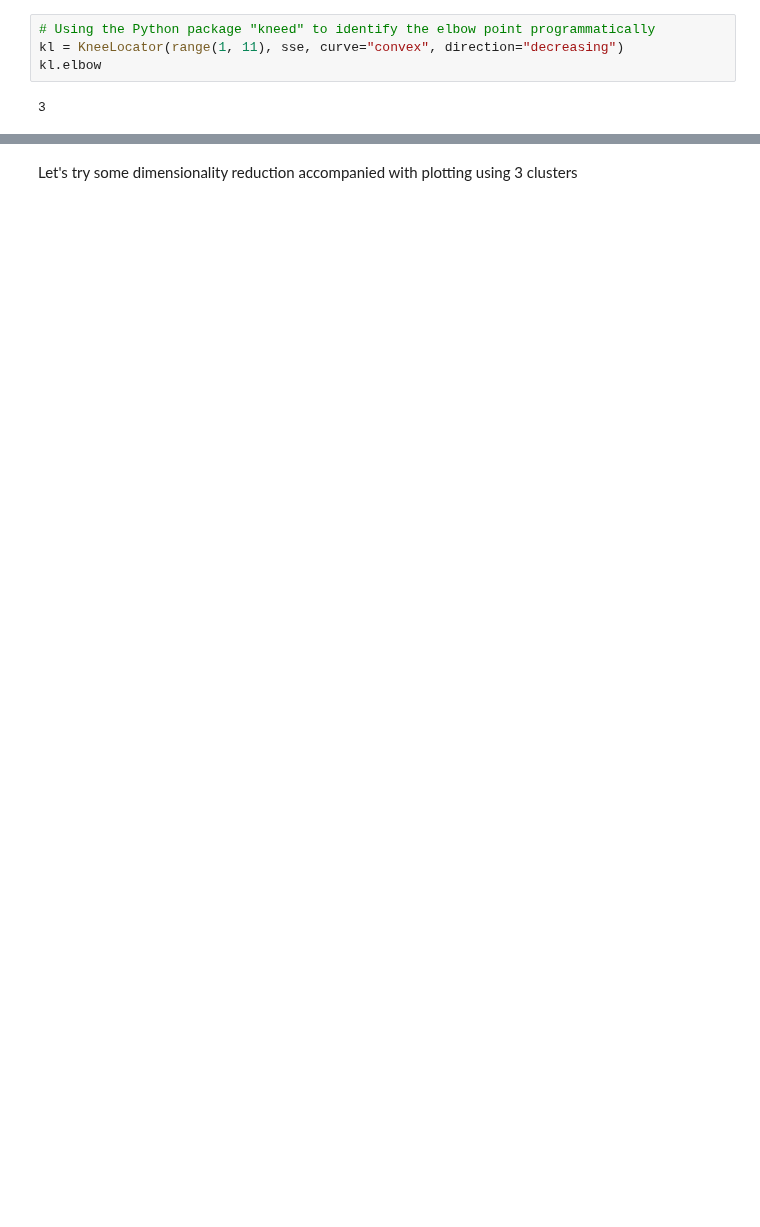
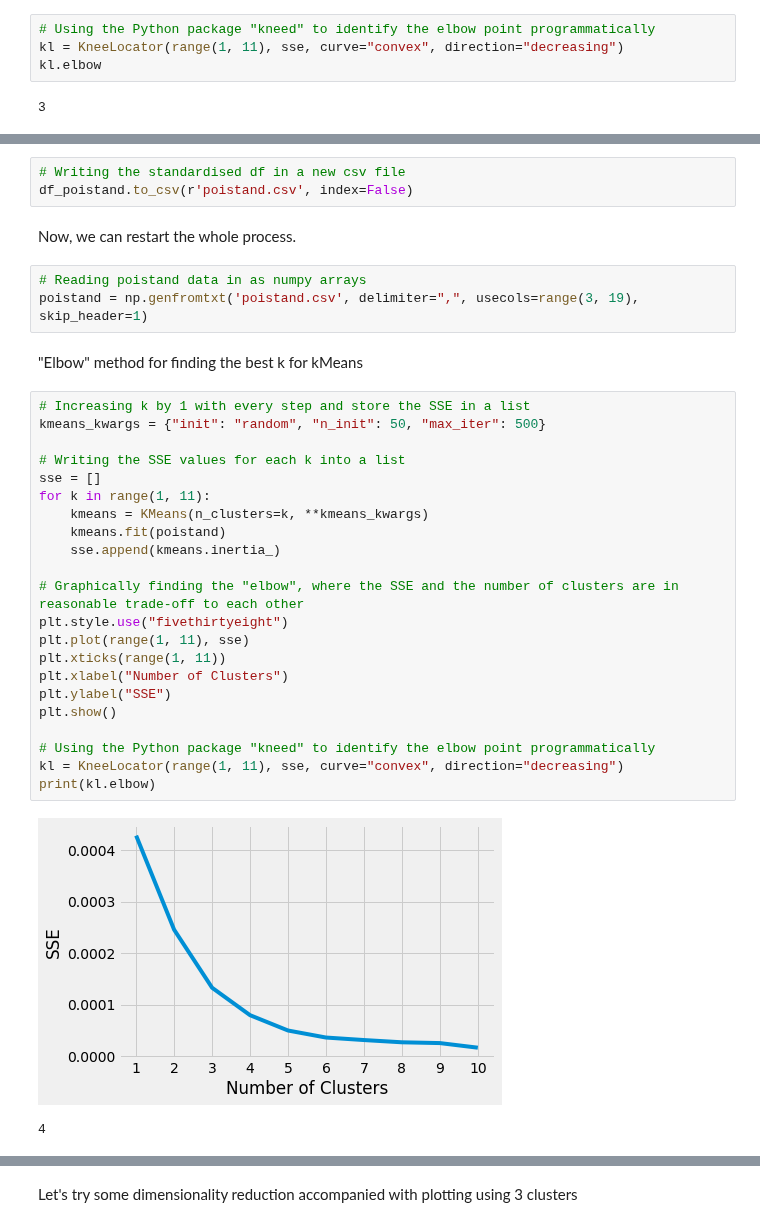
Before and after one commit to TechLabs-Berlin/wt21-way-to-go, a Jupyter notebook: machine_learning/KMeans_poicount_data.ipynb, the cells around one changed output, grey strips where cells are left out. Saved outputs shown, nothing was run; the diff lists cells and outputs as text; blank space fills up the shorter version.

```diff
--- a/machine_learning/KMeans_poicount_data.ipynb
+++ b/machine_learning/KMeans_poicount_data.ipynb
@@ -252,0 +251,35 @@ What happens: the biggest cluster "eats" the second biggest. Which is a loss in
+# %%
+# Writing the standardised df in a new csv file
+df_poistand.to_csv(r'poistand.csv', index=False)
+# %% [markdown]
+Now, we can restart the whole process.
+# %%
+# Reading poistand data in as numpy arrays
+poistand = np.genfromtxt('poistand.csv', delimiter=",", usecols=range(3, 19), skip_header=1)
+# %% [markdown]
+"Elbow" method for finding the best k for kMeans
+# %%
+# Increasing k by 1 with every step and store the SSE in a list
+kmeans_kwargs = {"init": "random", "n_init": 50, "max_iter": 500}
+
+# Writing the SSE values for each k into a list
+sse = []
+for k in range(1, 11):
+    kmeans = KMeans(n_clusters=k, **kmeans_kwargs)
+    kmeans.fit(poistand)
+    sse.append(kmeans.inertia_)
+
+# Graphically finding the "elbow", where the SSE and the number of clusters are in reasonable trade-off to each other
+plt.style.use("fivethirtyeight")
+plt.plot(range(1, 11), sse)
+plt.xticks(range(1, 11))
+plt.xlabel("Number of Clusters")
+plt.ylabel("SSE")
+plt.show()
+
+# Using the Python package "kneed" to identify the elbow point programmatically
+kl = KneeLocator(range(1, 11), sse, curve="convex", direction="decreasing")
+print(kl.elbow)
+# %% [output]
+[figure, added]
+4
```
Also changed, not shown: parts of 76 cells of this notebook.
